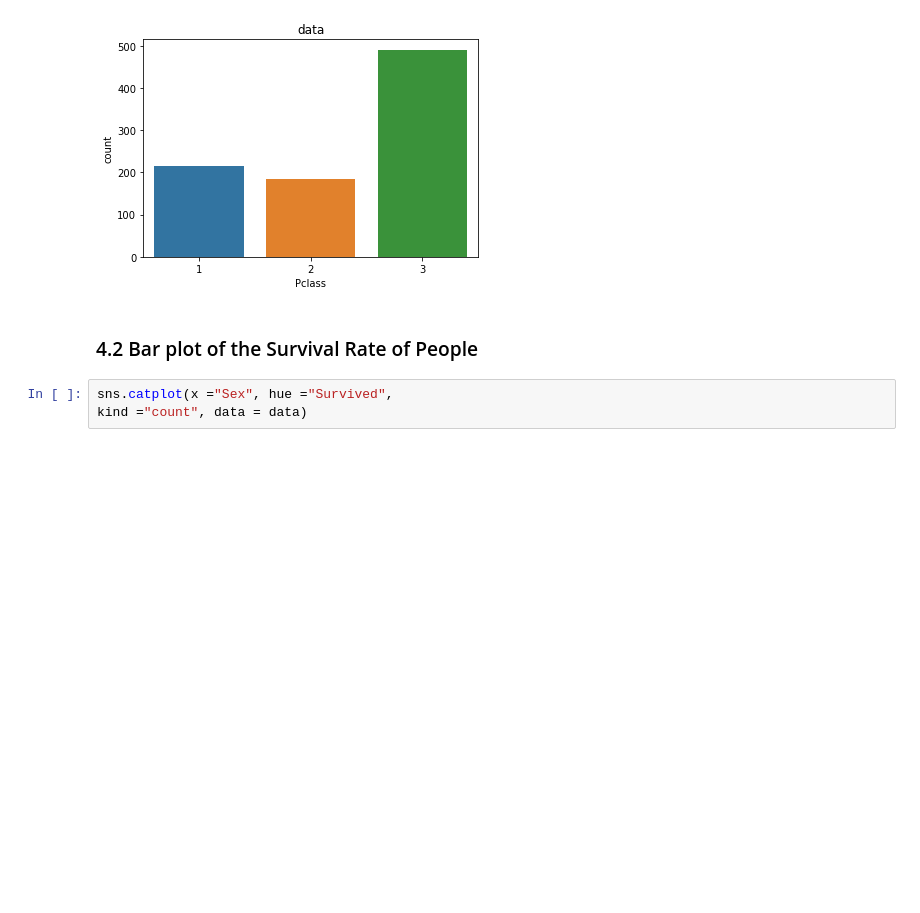
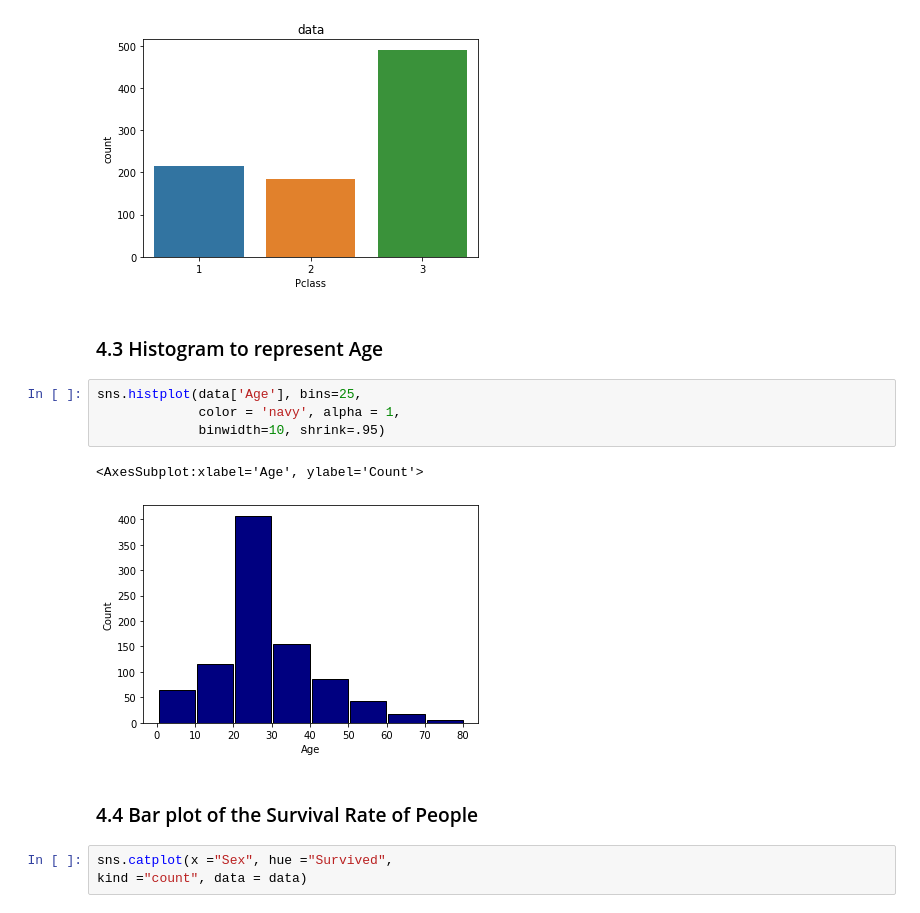
Before and after one commit to anushkaguptaaa/pytanic, a Jupyter notebook: Data Visualization with Titanic.ipynb, the cells around one changed output. Drawn from its saved outputs; the diff is of its cells as text; blank space fills up the shorter version.

```diff
--- a/Data Visualization with Titanic.ipynb
+++ b/Data Visualization with Titanic.ipynb
@@ -223,9 +229,19 @@ ax = sns.countplot(x="Pclass", data=data)
 ax.set_title('data');
 # %% [output]
 [figure]
+# %% [markdown]
+<a id="4.3"></a>
+### 4.3 Histogram to represent Age
+# %%
+sns.histplot(data['Age'], bins=25,
+             color = 'navy', alpha = 1,
+             binwidth=10, shrink=.95)
+# %% [output]
+<AxesSubplot:xlabel='Age', ylabel='Count'>
+[figure, added]
 # %% [markdown]
-<a id="4.2"></a>
-### 4.2 Bar plot of the Survival Rate of People
+<a id="4.4"></a>
+### 4.4 Bar plot of the Survival Rate of People
 # %%
 sns.catplot(x ="Sex", hue ="Survived",
 kind ="count", data = data)
```
Also changed, not shown: parts of 8 cells of this notebook.
